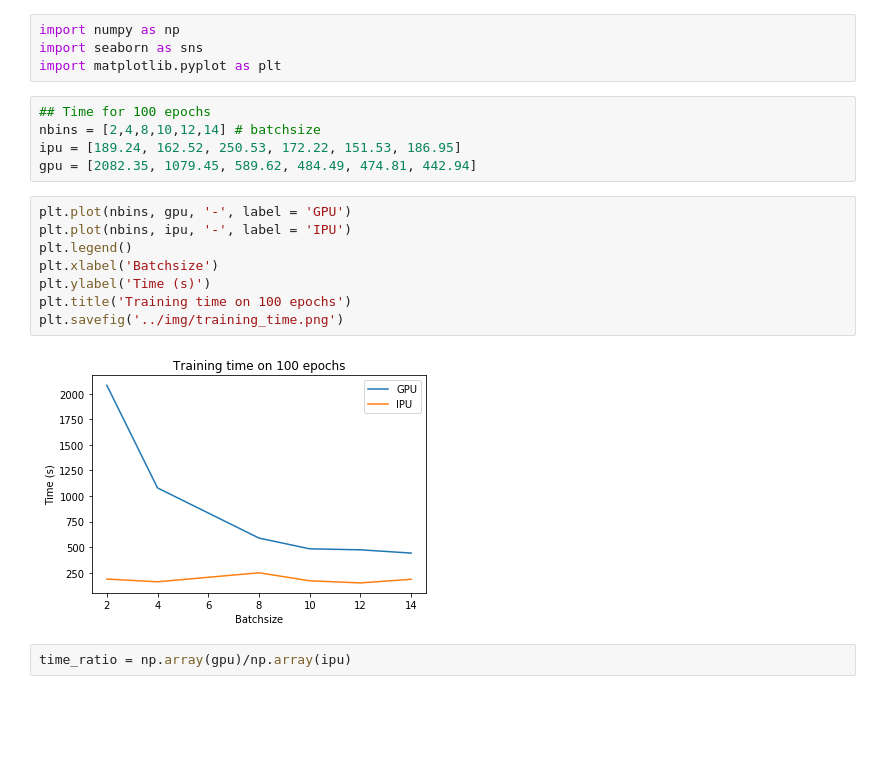
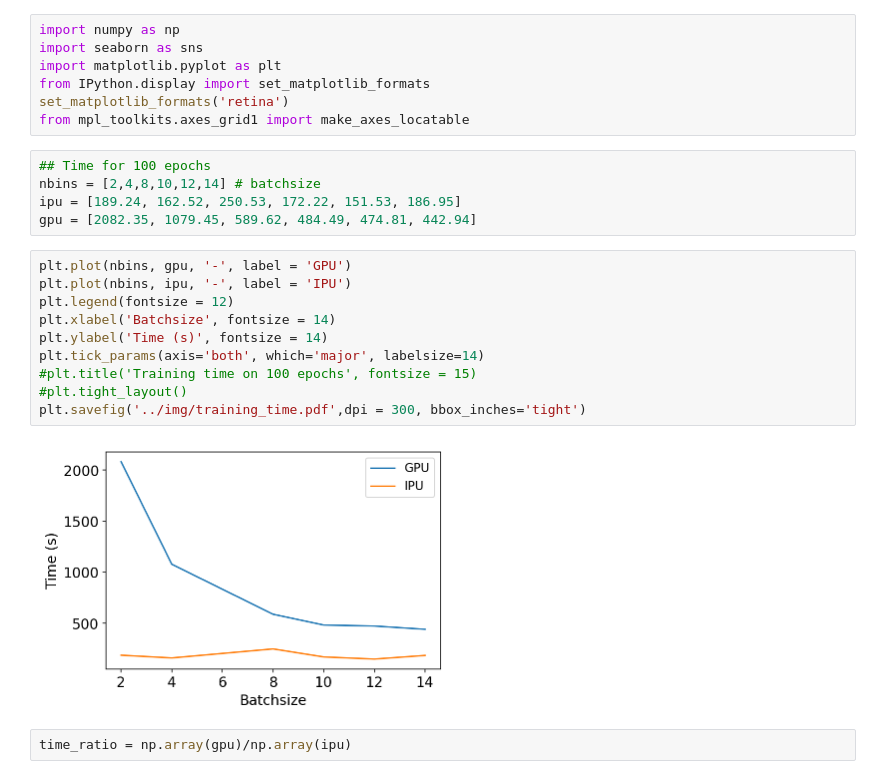
Before and after one commit to BastienArcelin/IPU-GPU, a Jupyter notebook: notebooks/Plot training-inference time.ipynb, the cells around one changed output. Drawn from its saved outputs; the diff is of its cells as text; blank space fills up the shorter version.

Commit message:
plot for appendix

```diff
--- a/notebooks/Plot training-inference time.ipynb
+++ b/notebooks/Plot training-inference time.ipynb
@@ -2,6 +2,9 @@
 import numpy as np
 import seaborn as sns
 import matplotlib.pyplot as plt
+from IPython.display import set_matplotlib_formats
+set_matplotlib_formats('retina')
+from mpl_toolkits.axes_grid1 import make_axes_locatable
 # %%
 ## Time for 100 epochs
 nbins = [2,4,8,10,12,14] # batchsize
@@ -10,13 +13,15 @@ gpu = [2082.35, 1079.45, 589.62, 484.49, 474.81, 442.94]
 # %%
 plt.plot(nbins, gpu, '-', label = 'GPU')
 plt.plot(nbins, ipu, '-', label = 'IPU')
-plt.legend()
-plt.xlabel('Batchsize')
-plt.ylabel('Time (s)')
-plt.title('Training time on 100 epochs')
-plt.savefig('../img/training_time.png')
+plt.legend(fontsize = 12)
+plt.xlabel('Batchsize', fontsize = 14)
+plt.ylabel('Time (s)', fontsize = 14)
+plt.tick_params(axis='both', which='major', labelsize=14)
+#plt.title('Training time on 100 epochs', fontsize = 15)
+#plt.tight_layout()
+plt.savefig('../img/training_time.pdf',dpi = 300, bbox_inches='tight')
 # %% [output]
-[figure, old version]
+[figure, new version]
 # %%
 time_ratio = np.array(gpu)/np.array(ipu)
 # %%
```
Also changed, not shown: parts of 1 cell of this notebook, 10 other files.
